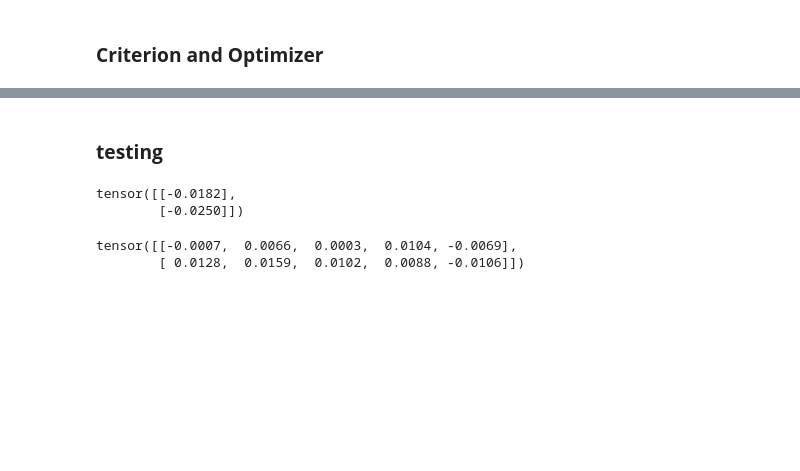
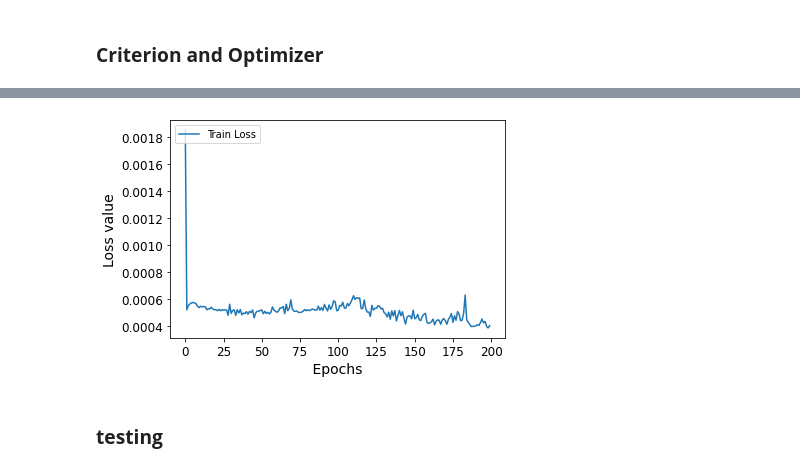
Before and after one commit to S-Alikhonov/AI_ML, a Jupyter notebook: Chapter 3/08. RNN Times Series Regression/explore-RNN.ipynb, the cells around one changed output, grey strips where cells are left out. Cells and saved outputs as stored; diff of their text form; code cells hidden in the pictures; blank space fills up the shorter version.

```diff
--- a/Chapter 3/08. RNN Times Series Regression/explore-RNN.ipynb
+++ b/Chapter 3/08. RNN Times Series Regression/explore-RNN.ipynb
@@ -230,3 +259,62 @@ plt.show()
+# %%
+# We initialize our RNN model to pass it to the optimizer
+
+model = LSTM(7,50,1,1,6)
+
+# What would be an adecuate loss function?
+criterion =  nn.MSELoss()
+
+# optimizer to apply the gradients
+optim = Adam(model.parameters(),lr=0.03)
+
+#number of batches we will go through
+
+
+# #how many squence there will be in a bacth
+batch_size = 6
+#after how many operations we will print information
+printing_gap = 2
+
+epochs = 200
+#We will store the loss values here to plot them
+n_seq = 6
+train_loss = []
+
+
+train_loss = []
+loader = dataload(batch_size,n_seq,df_train,train=False)
+# for iter in range(n_iterations):
+losses=[]
+for epoch in range(epochs):
+    train_loss = []
+    for x,labels in loader:
+
+        #Reset the gradients
+        optim.zero_grad()
+        #Get the outputs
+        out = model.forward(x)
+        #compute the loss
+        loss = criterion(out.squeeze(-1),labels[:,-1])
+        #compute the gradients
+        loss.backward()
+        #Apply the gradients
+        optim.step()
+
+        #Append the loss value
+        train_loss.append(loss.item())
+
+        # if iter % printing_gap == 0:
+        #     pass
+        #     #Print the information
+    losses.append(np.mean(train_loss))
+
+plt.plot(losses, label= "Train Loss")
+plt.xlabel(" Epochs ")
+plt.ylabel("Loss value")
+plt.legend(loc="upper left")
+plt.show()
+# %% [output]
+[figure, added]
 # %% [markdown]
 ### **testing**
 # %%
@@ -241,10 +321,0 @@ with torch.no_grad():
-# %%
-pred_test
-# %% [output]
-tensor([[-0.0182],
-        [-0.0250]])
-# %%
-y
-# %% [output]
-tensor([[-0.0007,  0.0066,  0.0003,  0.0104, -0.0069],
-        [ 0.0128,  0.0159,  0.0102,  0.0088, -0.0106]])
```
Also changed, not shown: parts of 12 cells of this notebook, 9 other files.
